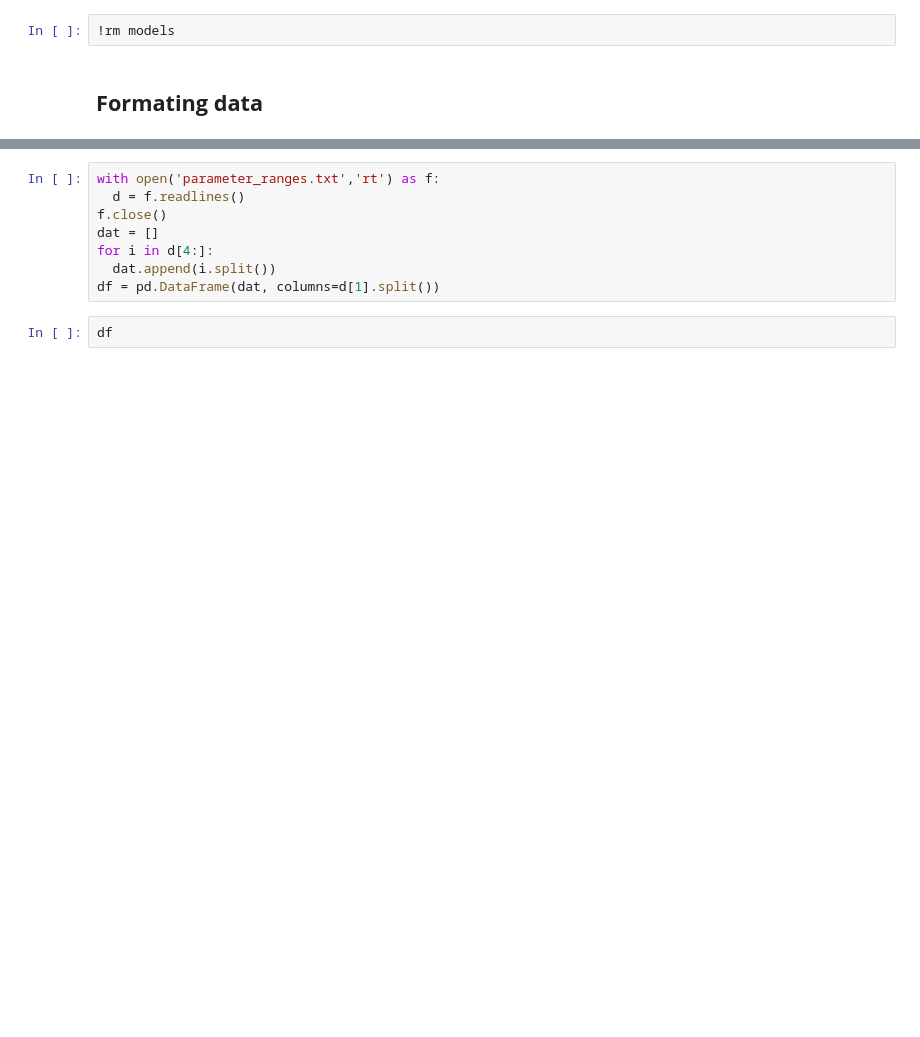
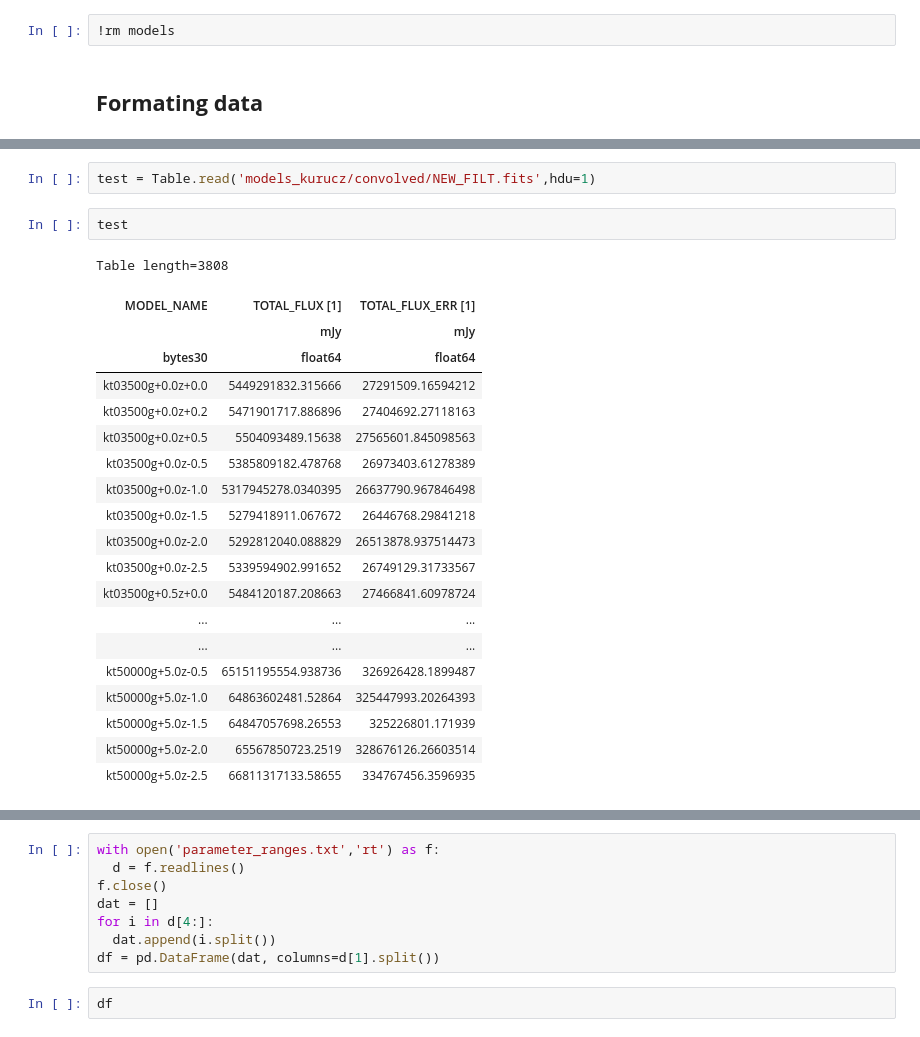
Before and after one commit to Jack3690/INSIST, a Jupyter notebook: UV_Stellar_Catalog.ipynb, the cells around one changed output, grey strips where cells are left out. Saved outputs shown, nothing was run; the diff lists cells and outputs as text; blank space fills up the shorter version.

```diff
--- a/UV_Stellar_Catalog.ipynb
+++ b/UV_Stellar_Catalog.ipynb
@@ -360,3 +360,28 @@ plt.legend(['g','r','i','z','y'])
+# %%
+test = Table.read('models_kurucz/convolved/NEW_FILT.fits',hdu=1)
+# %%
+test
+# %% [output]
+Table length=3808
+| MODEL_NAME | TOTAL_FLUX [1] | TOTAL_FLUX_ERR [1] |
+|  | mJy | mJy |
+| bytes30 | float64 | float64 |
+| kt03500g+0.0z+0.0 | 5449291832.315666 | 27291509.16594212 |
+| kt03500g+0.0z+0.2 | 5471901717.886896 | 27404692.27118163 |
+| kt03500g+0.0z+0.5 | 5504093489.15638 | 27565601.845098563 |
+| kt03500g+0.0z-0.5 | 5385809182.478768 | 26973403.61278389 |
+| kt03500g+0.0z-1.0 | 5317945278.0340395 | 26637790.967846498 |
+| kt03500g+0.0z-1.5 | 5279418911.067672 | 26446768.29841218 |
+| kt03500g+0.0z-2.0 | 5292812040.088829 | 26513878.937514473 |
+| kt03500g+0.0z-2.5 | 5339594902.991652 | 26749129.31733567 |
+| kt03500g+0.5z+0.0 | 5484120187.208663 | 27466841.60978724 |
+| ... | ... | ... |
+| ... | ... | ... |
+| kt50000g+5.0z-0.5 | 65151195554.938736 | 326926428.1899487 |
+| kt50000g+5.0z-1.0 | 64863602481.52864 | 325447993.20264393 |
+| kt50000g+5.0z-1.5 | 64847057698.26553 | 325226801.171939 |
+| kt50000g+5.0z-2.0 | 65567850723.2519 | 328676126.26603514 |
+| kt50000g+5.0z-2.5 | 66811317133.58655 | 334767456.3596935 |
 # %%
 model_dir = 'models_kurucz'
 
```
Also changed, not shown: parts of 13 cells of this notebook.
